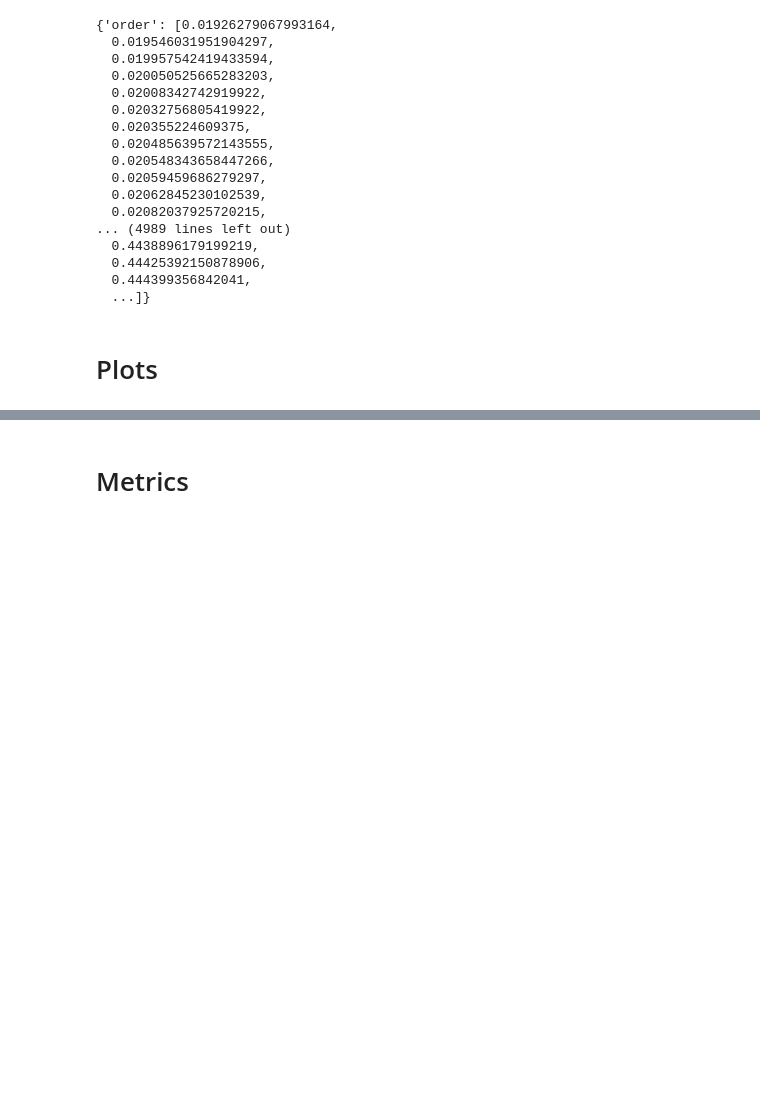
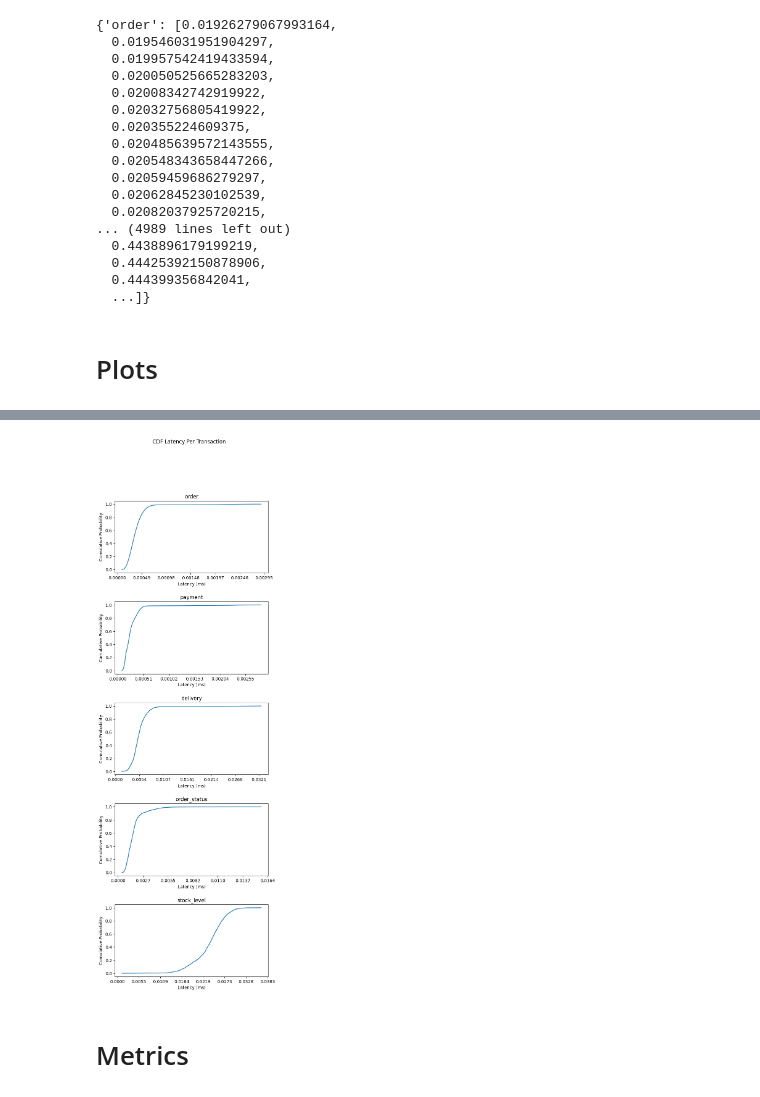
Before and after one commit to ashnehete/tpcc-web-server-py, a Jupyter notebook: plot_results.ipynb, the cells around one changed output, grey strips where cells are left out. Drawn from its saved outputs; the diff is of its cells as text; code cells hidden in the pictures; blank space fills up the shorter version.

```diff
--- a/plot_results.ipynb
+++ b/plot_results.ipynb
@@ -53,3 +61,19 @@ figure.savefig('results/cloudlab_1800/sorted_latency.png')
+# %%
+# Cumulative Distribution Function
+figure, axes = plt.subplots(nrows=5)
+figure.set_figheight(20)
+figure.subplots_adjust(hspace=0.4)
+figure.suptitle('CDF Latency Per Transaction')
+for i, key in enumerate(data):
+    cumsum = np.arange(1, len(data[key]) + 1) / len(data[key])
+    axes[i].plot(data[key], cumsum)
+    axes[i].set_title(key)
+    axes[i].set_xlabel('Latency (ms)')
+    axes[i].set_ylabel('Cumulative Probability')
+    axes[i].xaxis.set_major_formatter(mtick.PercentFormatter(len(data[key]), symbol=''))
+figure.savefig('results/cloudlab_1800/cdf_latency.png')
+# %% [output]
+[figure, added]
 # %% [markdown]
 # Metrics
 # %%
```
Also changed, not shown: parts of 3 cells of this notebook, 3 other files.
